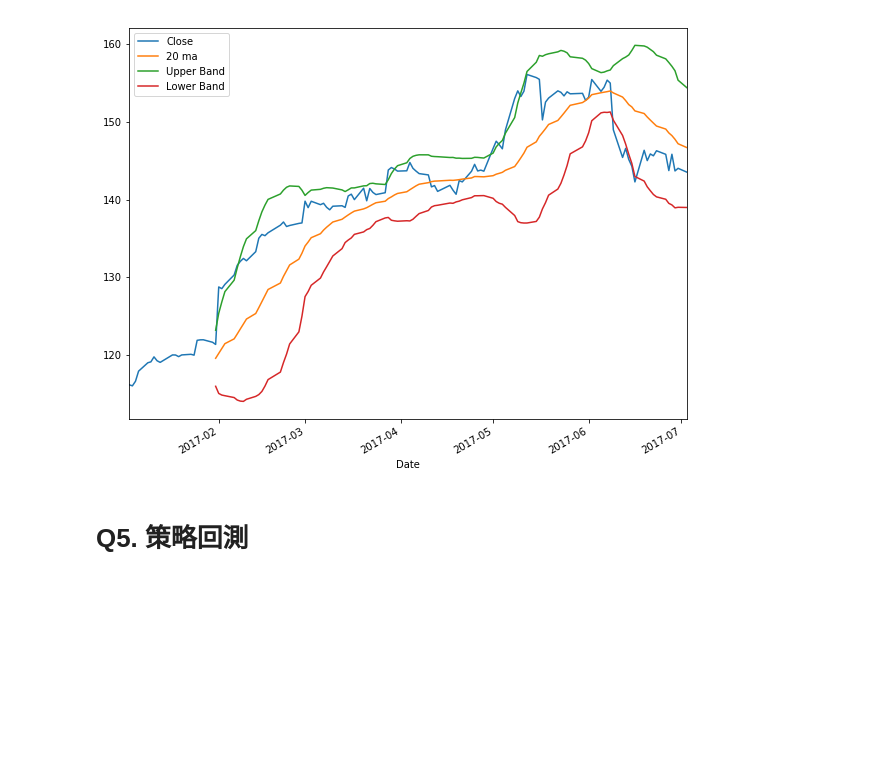
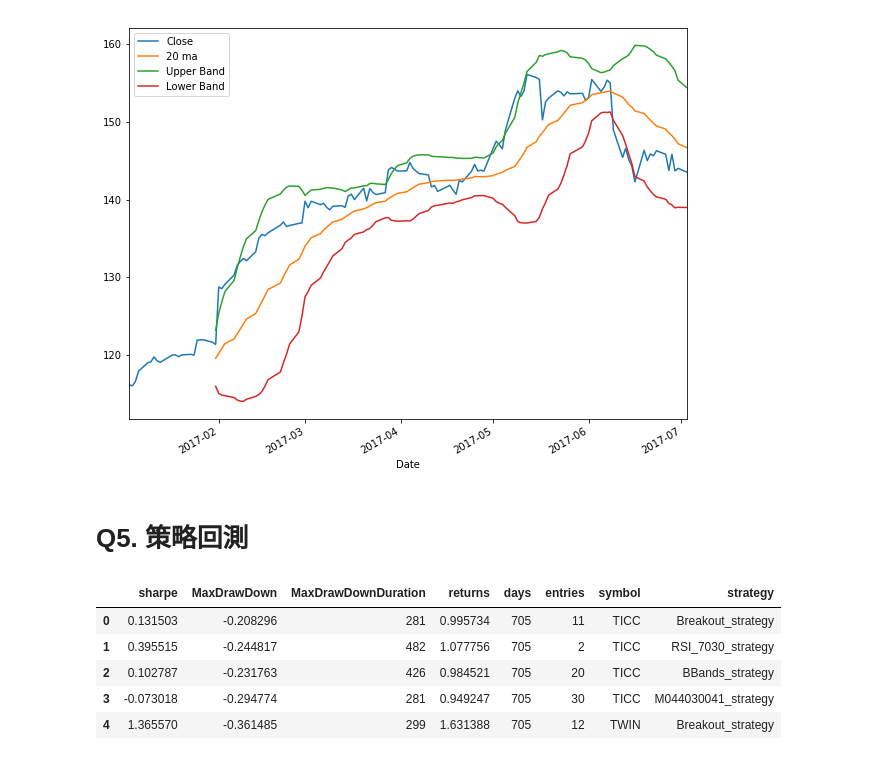
Before and after one commit to BrendanHou/M044030041_quant2017, a Jupyter notebook: midterm/Midterm.ipynb, the cells around one changed output. Saved outputs shown, nothing was run; the diff lists cells and outputs as text; code cells hidden in the pictures; blank space fills up the shorter version.

```diff
--- a/midterm/Midterm.ipynb
+++ b/midterm/Midterm.ipynb
@@ -176,0 +192,17 @@ df[['Close', '20 ma', 'Upper Band', 'Lower Band']].plot(legend = 'best', figsize
+# %%
+# 利用策略產生的持有部位資訊，計算底下四個指標來判斷投資績效
+# sharpe ratio: 判斷報酬的好壞跟穩定度，數值越大越好
+# maxdd: maximum drawdown, 最糟糕的狀況會賠幾 %
+# maxddd: maximum drawdown duration, 低於上一次最高報酬的天數
+# cumRet[-1]: 最後賺的 % 數
+
+def indicators(df):
+    dailyRet = df['Close'].pct_change()
+    excessRet = (dailyRet - 0.04/252)[df['positions'] == 1]
+    SharpeRatio = np.sqrt(252.0)*np.mean(excessRet)/np.std(excessRet)
+
+    cumRet = np.cumprod(1+excessRet)
+
+    maxdd, maxddd = DrawDownAnalysis(cumRet)
+
+    return SharpeRatio, maxdd, maxddd, cumRet[-1]
@@ -176,0 +283,35 @@ df[['Close', '20 ma', 'Upper Band', 'Lower Band']].plot(legend = 'best', figsize
+# %%
+def apply_strategy(strategy, df):
+    return strategy(df)
+# %%
+# 計算各支股票的回測結果
+results = []
+
+#strategies = [Breakout_strategy, RSI_7030_strategy, BBands_strategy, 學號_strategy]
+strategies = [Breakout_strategy, RSI_7030_strategy, BBands_strategy, M044030041_strategy]
+
+for symbol in data:
+    for strategy in strategies:
+        try:
+            apply_strategy(strategy, data[symbol])
+            if np.all(data[symbol]['signals']==0):
+                print("Symbol:", symbol, "使用", strategy.__name__, "策略沒有出現買賣訊號。")
+                continue
+            SharpeRatio, maxdd, maxddd, finalRet = indicators(data[symbol])
+            days = (data[symbol].index[-1] - data[symbol].index[0]).days
+            results.append((SharpeRatio, maxdd, maxddd, finalRet, days,
+                            data[symbol][data[symbol]['signals'] > 0]['signals'].sum(), symbol, strategy.__name__))
+        except Exception as e:
+            print("Error occurs at symbol:", symbol, "Strategy:", strategy.__name__, "==>", e.args)
+# %%
+results_df = pd.DataFrame(results, columns=['sharpe','MaxDrawDown','MaxDrawDownDuration','returns',
+                                            'days', 'entries','symbol','strategy'])
+# %%
+results_df.head()
+# %% [output]
+|  | sharpe | MaxDrawDown | MaxDrawDownDuration | returns | days | entries | symbol | strategy |
+| 0 | 0.131503 | -0.208296 | 281 | 0.995734 | 705 | 11 | TICC | Breakout_strategy |
+| 1 | 0.395515 | -0.244817 | 482 | 1.077756 | 705 | 2 | TICC | RSI_7030_strategy |
+| 2 | 0.102787 | -0.231763 | 426 | 0.984521 | 705 | 20 | TICC | BBands_strategy |
+| 3 | -0.073018 | -0.294774 | 281 | 0.949247 | 705 | 30 | TICC | M044030041_strategy |
+| 4 | 1.365570 | -0.361485 | 299 | 1.631388 | 705 | 12 | TWIN | Breakout_strategy |
```
Also changed, not shown: parts of 10 cells of this notebook, 1 other file.
